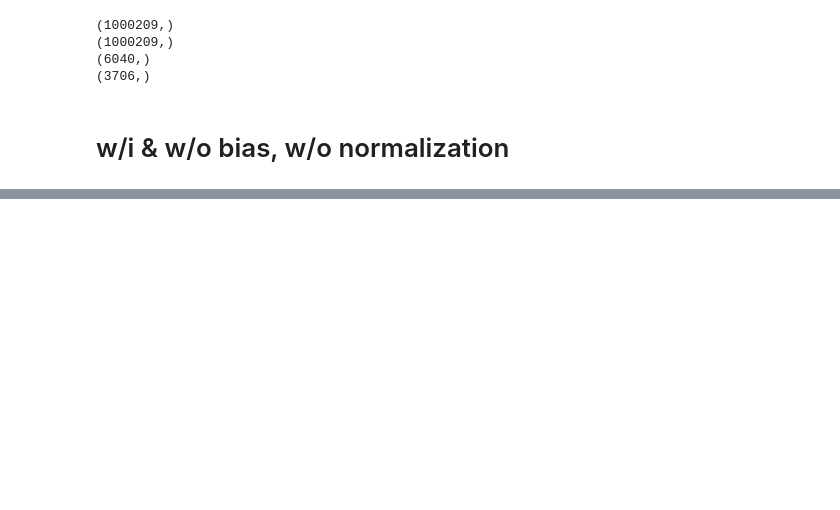
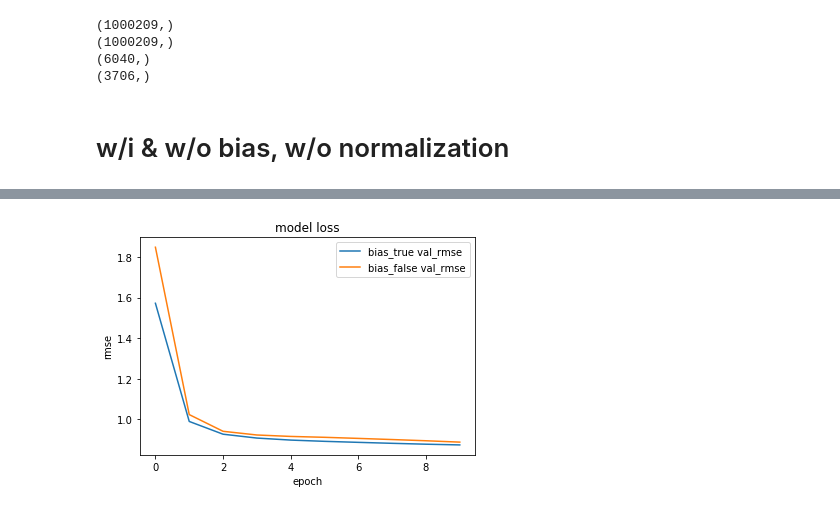
Before and after one commit to ryhryh/NTU-ML2017, a Jupyter notebook: hw5/p3.ipynb, the cells around one changed output, grey strips where cells are left out. Drawn from its saved outputs; the diff is of its cells as text; code cells hidden in the pictures; blank space fills up the shorter version.

```diff
--- a/hw5/p3.ipynb
+++ b/hw5/p3.ipynb
@@ -127,0 +278,14 @@ for is_bias in [False,True]:
+# %%
+
+
+# plot
+plt.plot(history_bias_true.history['val_rmse'],label='bias_true val_rmse')
+plt.plot(history_bias_false.history['val_rmse'],label='bias_false val_rmse')
+plt.title('model loss')
+plt.ylabel('rmse')
+plt.xlabel('epoch')
+# plt.legend(['train', 'test'], loc='upper right')
+plt.legend()
+plt.show()
+# %% [output]
+[figure, added]
```
Also changed, not shown: parts of 7 cells of this notebook.
